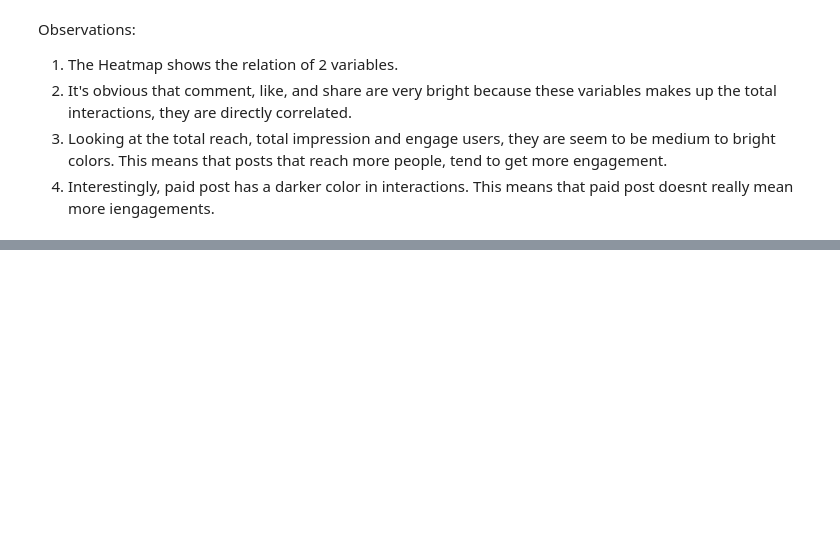
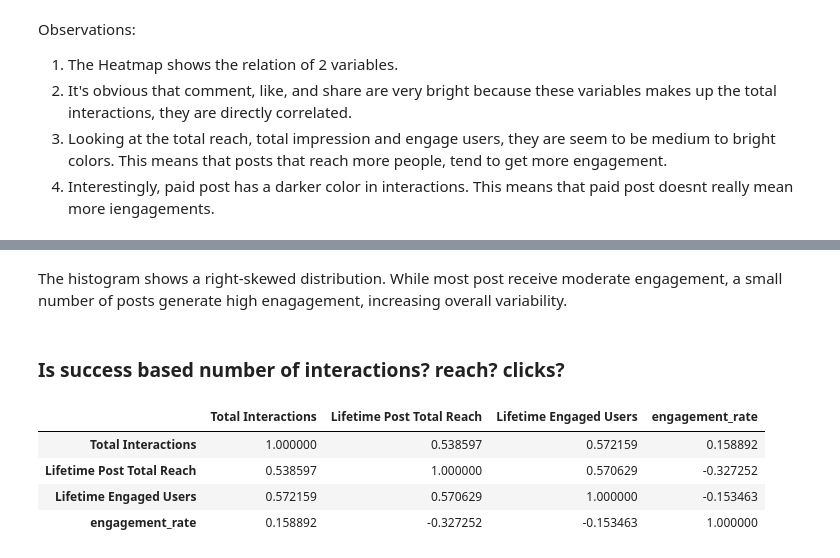
Before and after one commit to nicolous-peril/facebook-engagement-analysis, a Jupyter notebook: code/01_explore.ipynb, the cells around one changed output, grey strips where cells are left out. Drawn from its saved outputs; the diff is of its cells as text; code cells hidden in the pictures; blank space fills up the shorter version.

Commit message:
defining success metric

```diff
--- a/code/01_explore.ipynb
+++ b/code/01_explore.ipynb
@@ -143,0 +162,15 @@ Observations:
+# %% [markdown]
+The histogram shows a right-skewed distribution. While most post receive moderate engagement, a small number of posts generate high enagagement, increasing overall variability.
+# %% [markdown]
+### Is success based number of interactions? reach? clicks?
+# %%
+df[['Total Interactions',
+    'Lifetime Post Total Reach',
+    'Lifetime Engaged Users',
+    'engagement_rate']].corr()
+# %% [output]
+|  | Total Interactions | Lifetime Post Total Reach | Lifetime Engaged Users | engagement_rate |
+| Total Interactions | 1.000000 | 0.538597 | 0.572159 | 0.158892 |
+| Lifetime Post Total Reach | 0.538597 | 1.000000 | 0.570629 | -0.327252 |
+| Lifetime Engaged Users | 0.572159 | 0.570629 | 1.000000 | -0.153463 |
+| engagement_rate | 0.158892 | -0.327252 | -0.153463 | 1.000000 |
```
Also changed, not shown: parts of 7 cells of this notebook, 1 other file.
